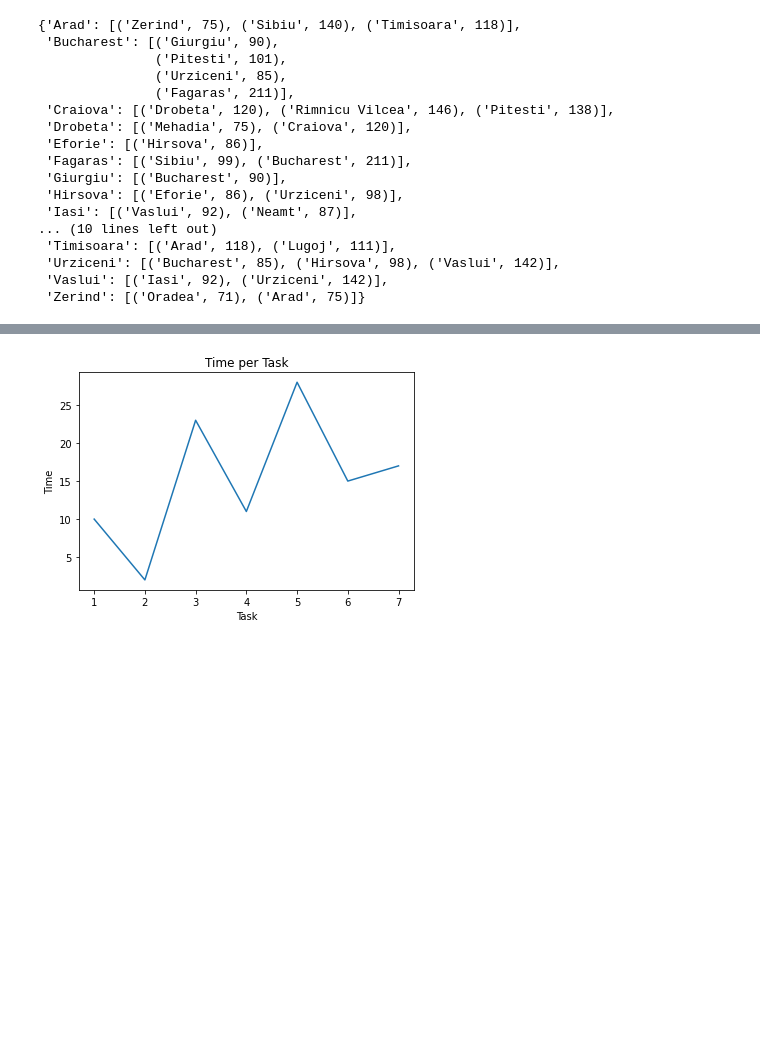
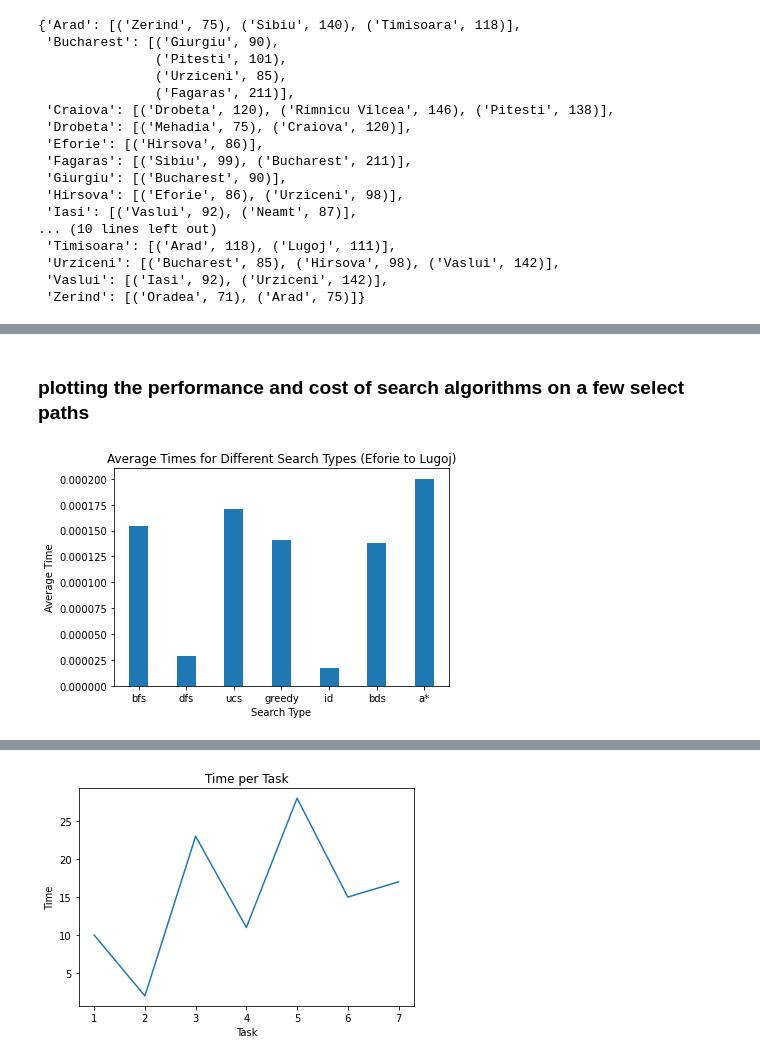
Before and after one commit to yonasengdu/graph_search_benchmark, a Jupyter notebook: assignment.ipynb, the cells around one changed output, grey strips where cells are left out. Saved outputs shown, nothing was run; the diff lists cells and outputs as text; code cells hidden in the pictures; blank space fills up the shorter version.

```diff
--- a/assignment.ipynb
+++ b/assignment.ipynb
@@ -182,0 +240,16 @@ print(data)
+# %%
+# let's calculate average times for each search type over the 10 experiments in order to
+# mitigate chaotic CPU time fluctuation, and store the average data in a separate structure.
+
+avg_data = {}
+
+for path, experiments in data.items():
+    avg_times = {}
+    costs = {}
+    for search_type in experiments[0]['times'].keys():
+        total_time = 0
+        for experiment in experiments:
+            total_time += experiment['times'][search_type]
+        avg_times[search_type] = total_time / len(experiments)
+        costs[search_type] = experiments[0]['costs'][search_type]
+    avg_data[path] = {'avg_times': avg_times, 'costs': costs}
@@ -182,0 +277,21 @@ print(data)
+# %% [markdown]
+### plotting the performance and cost of search algorithms on a few select paths
+# %%
+# on some select paths, we plot the performance (in time) and costs of these search algorithms.
+
+# Arad - Bucharest
+import matplotlib.pyplot as plt
+
+path = all_paths[19]
+avg_times = avg_data[path]['avg_times']
+
+search_types = list(avg_times.keys())
+times = list(avg_times.values())
+
+plt.bar(search_types, times, width=0.4)
+plt.xlabel('Search Type')
+plt.ylabel('Average Time')
+plt.title(f'Average Times for Different Search Types ({path[0]} to {path[1]})')
+plt.show()
+# %% [output]
+[figure, added]
```
Also changed, not shown: parts of 19 cells of this notebook, 1 other file.
